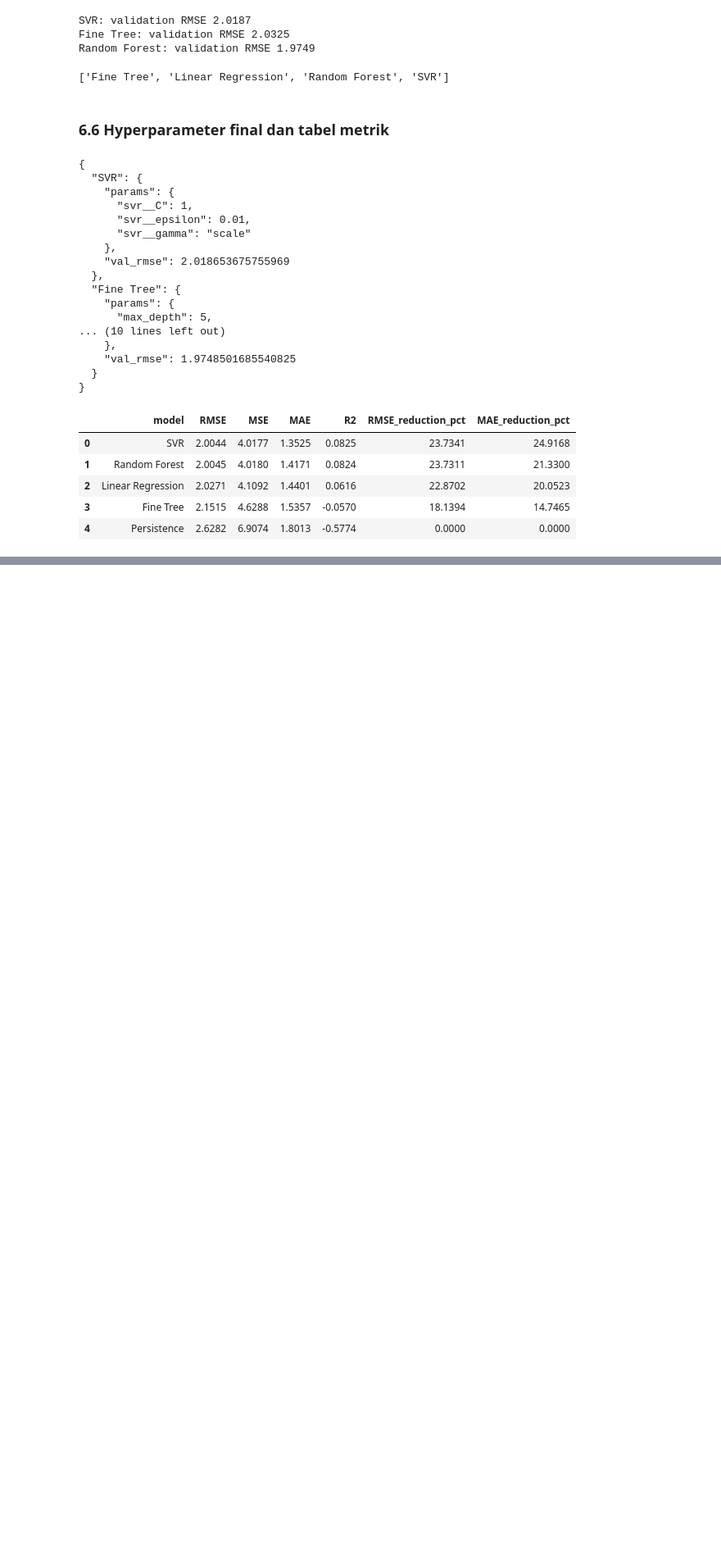
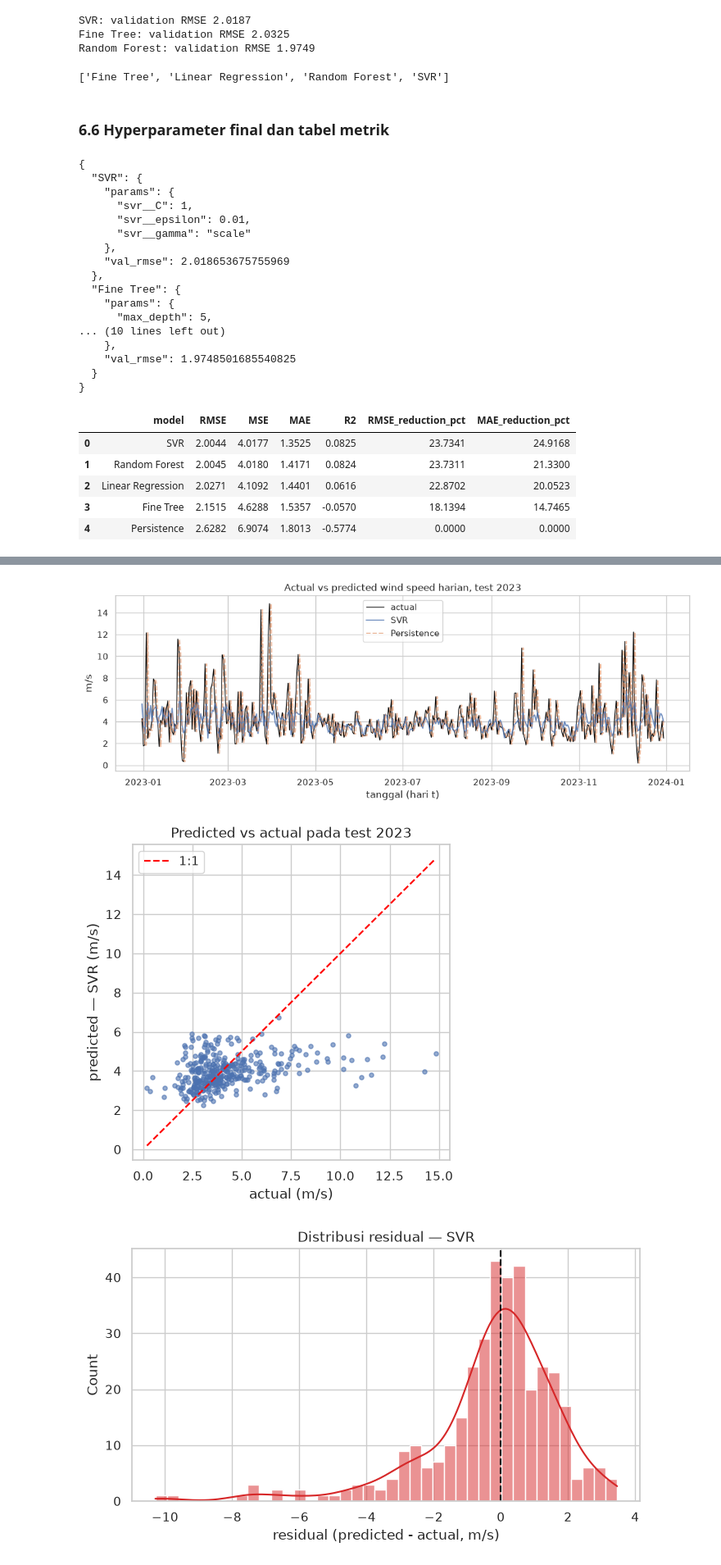
Before and after one commit to Galangzz/machine-learning-wind-speed, a Jupyter notebook: main.ipynb, the cells around one changed output, grey strips where cells are left out. Shown at 82% size. Cells and saved outputs as stored; diff of their text form; code cells hidden in the pictures; blank space fills up the shorter version.

```diff
--- a/main.ipynb
+++ b/main.ipynb
@@ -621,0 +756,37 @@ metrics_df.round(4)
+# %%
+fig, ax = plt.subplots(figsize=(13, 4))
+ax.plot(test_eval.index, test_eval["target"], label="actual", color="black", linewidth=1.0)
+ax.plot(test_eval.index, test_eval["pred_best"], label=best_model_name, alpha=0.8)
+ax.plot(test_eval.index, test_eval["pred_persistence"], label="Persistence", alpha=0.6, linestyle="--")
+ax.set_title("Actual vs predicted wind speed harian, test 2023")
+ax.set_xlabel("tanggal (hari t)")
+ax.set_ylabel("m/s")
+ax.legend()
+fig.savefig(FIG_DIR / "fig_test_timeseries.png", dpi=150, bbox_inches="tight")
+plt.show()
+
+fig, ax = plt.subplots(figsize=(5, 5))
+ax.scatter(test_eval["target"], test_eval["pred_best"], s=14, alpha=0.6)
+limits = [test_eval["target"].min(), test_eval["target"].max()]
+ax.plot(limits, limits, color="red", linestyle="--", label="1:1")
+ax.set_xlabel("actual (m/s)")
+ax.set_ylabel(f"predicted — {best_model_name} (m/s)")
+ax.set_title("Predicted vs actual pada test 2023")
+ax.legend()
+fig.savefig(FIG_DIR / "fig_test_scatter.png", dpi=150, bbox_inches="tight")
+plt.show()
+
+residuals = test_eval["pred_best"] - test_eval["target"]
+fig, ax = plt.subplots(figsize=(8, 4))
+sns.histplot(residuals, bins=40, kde=True, ax=ax, color="tab:red")
+ax.axvline(0, color="black", linestyle="--")
+ax.set_xlabel("residual (predicted - actual, m/s)")
+ax.set_title(f"Distribusi residual — {best_model_name}")
+fig.savefig(FIG_DIR / "fig_residuals.png", dpi=150, bbox_inches="tight")
+plt.show()
+
+print(f"mean residual: {residuals.mean():.4f} | std: {residuals.std():.4f}")
+# %% [output]
+[figure, added]
+[figure, added]
+[figure, added]
```
Also changed, not shown: parts of 11 cells of this notebook, 9 other files.
